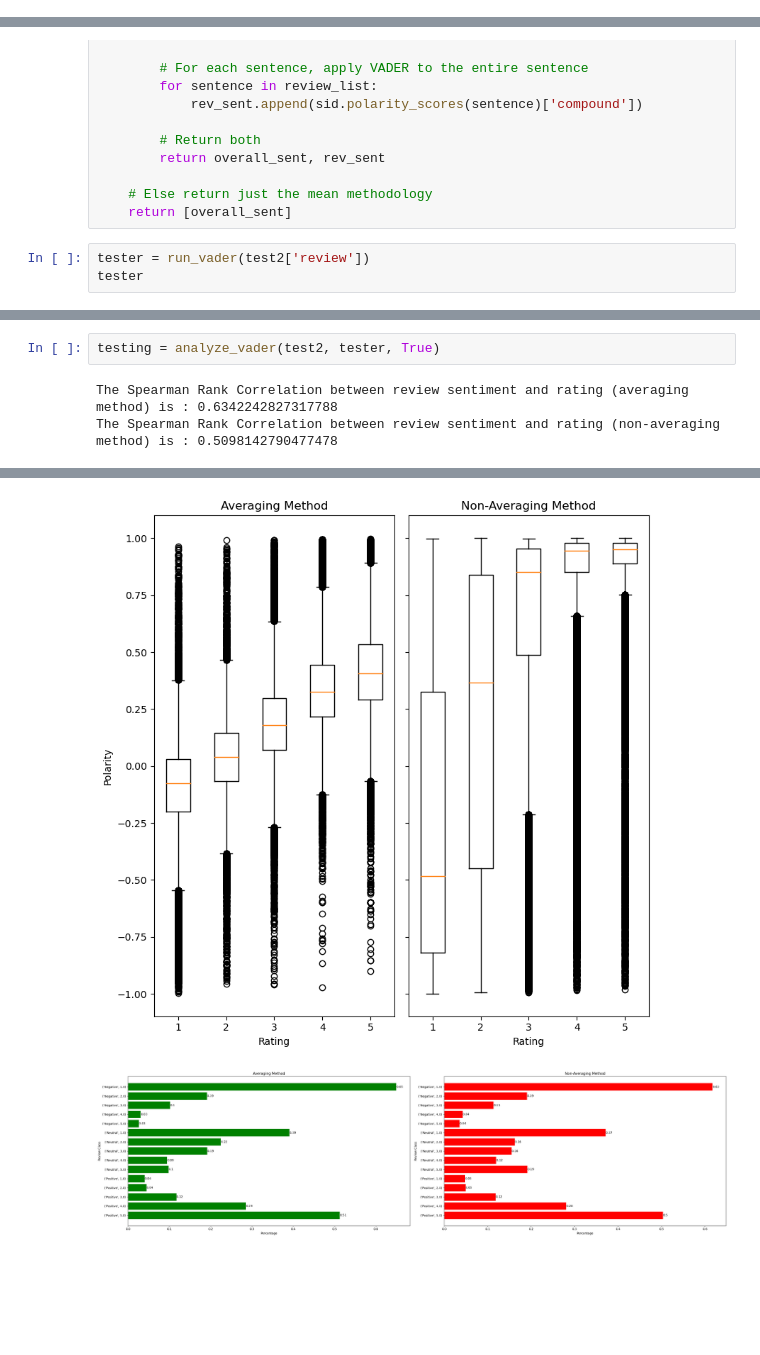
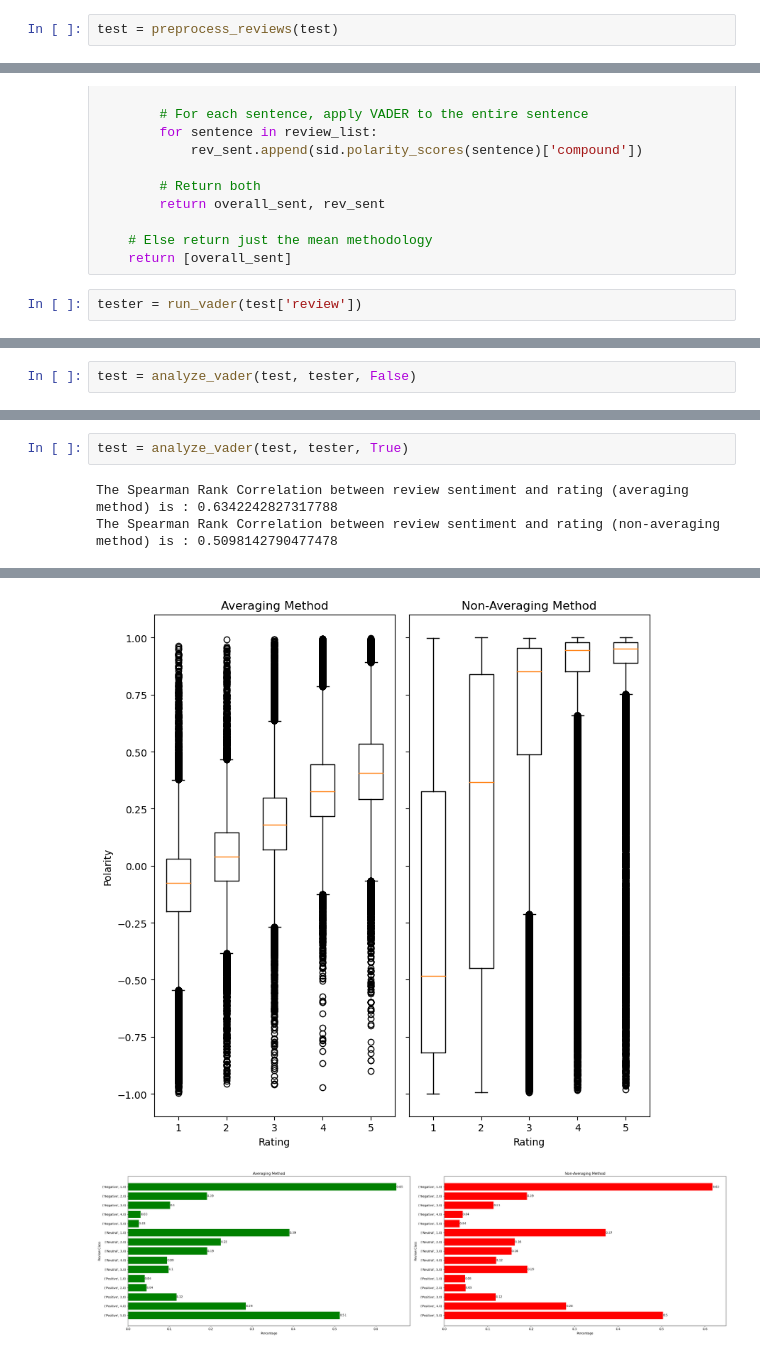
Before and after one commit to mabdullah-nyu/DSGA-1007-Project, a Jupyter notebook: analysis_func.ipynb, the cells around one changed output, grey strips where cells are left out. Cells and saved outputs as stored; diff of their text form; blank space fills up the shorter version.

```diff
--- a/analysis_func.ipynb
+++ b/analysis_func.ipynb
@@ -140,3 +107,5 @@ test2
+# %%
+test = preprocess_reviews(test)
 # %%
 # Now return what is necessary for the VADER
 def run_vader(reviews, downloaded = False, test_method = True):
@@ -184,5 +153,4 @@ def run_vader(reviews, downloaded = False, test_method = True):
     # Else return just the mean methodology
     return [overall_sent]
 # %%
-tester = run_vader(test2['review'])
-tester
+tester = run_vader(test['review'])
@@ -365,3 +315,5 @@ def analyze_vader(df, sentiment, test_method = True):
 
     # Return dataframe, and list of plots
     return df
+# %%
+test = analyze_vader(test, tester, False)
@@ -368,8 +326,8 @@ def analyze_vader(df, sentiment, test_method = True):
 # %%
-testing = analyze_vader(test2, tester, True)
+test = analyze_vader(test, tester, True)
 # %% [output]
 The Spearman Rank Correlation between review sentiment and rating (averaging method) is : 0.6342242827317788
 The Spearman Rank Correlation between review sentiment and rating (non-averaging method) is : 0.5098142790477478
 [figure]
-[figure, old version]
+[figure, new version]
 [figure]
```
Also changed, not shown: parts of 15 cells of this notebook.
